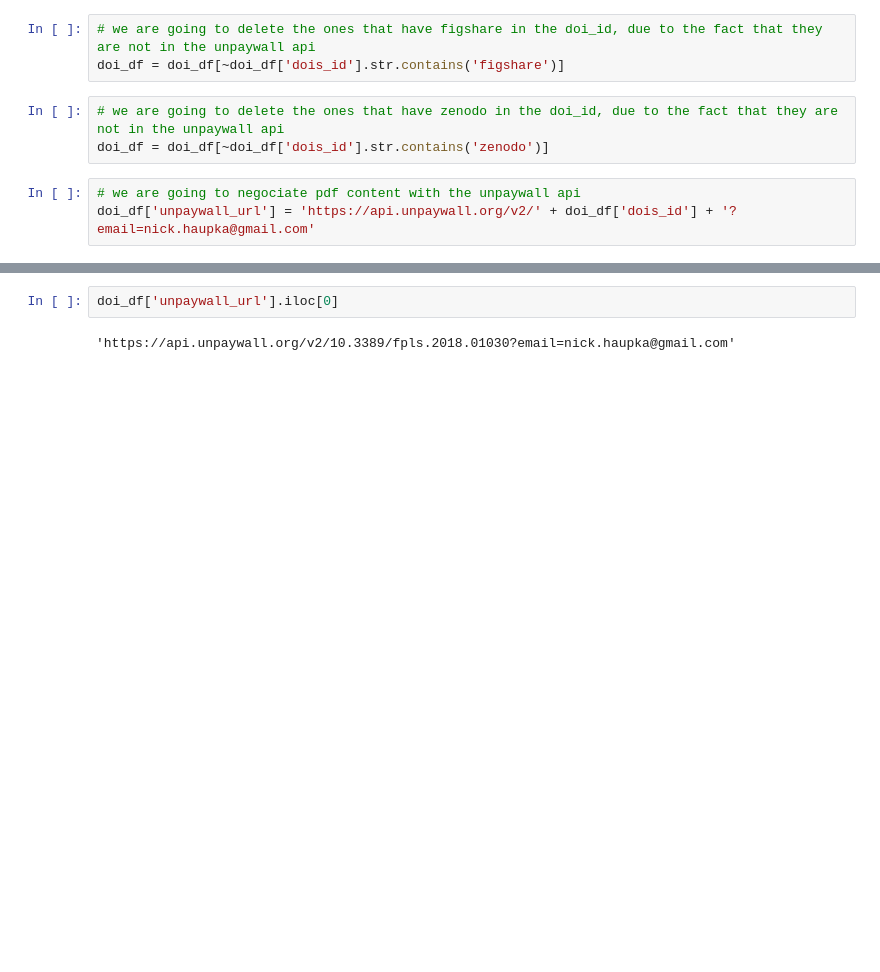
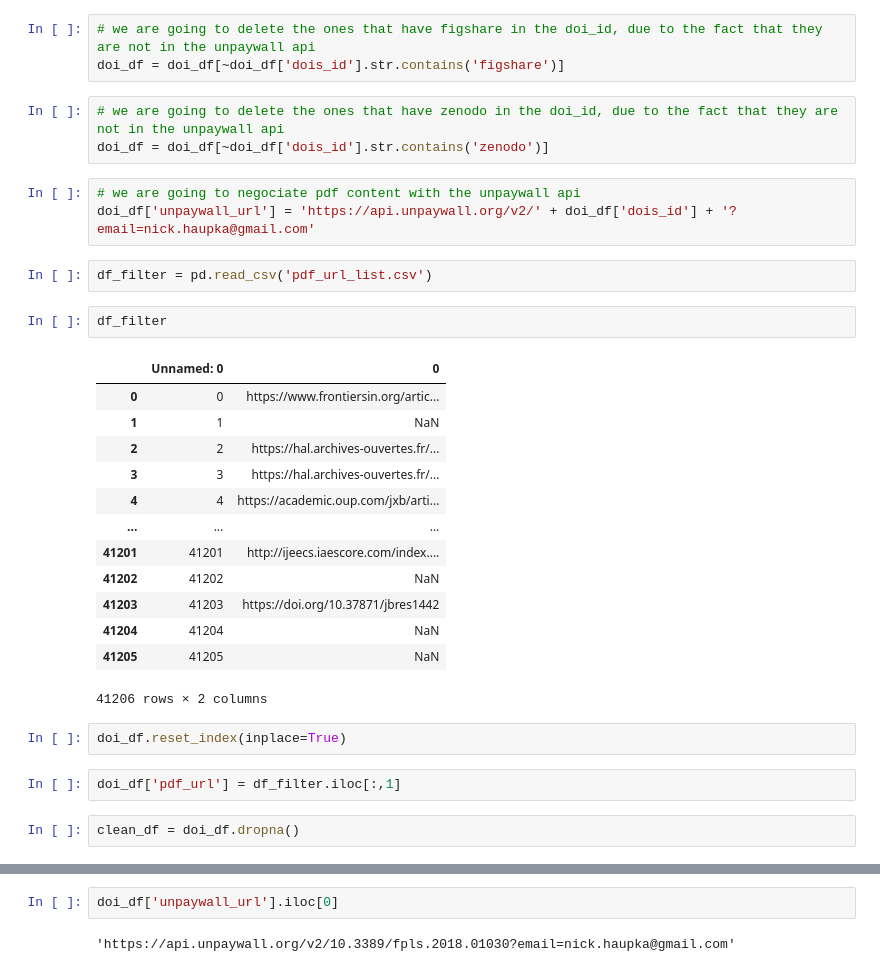
Before and after one commit to Ardark27/SSKG, a Jupyter notebook: apis/dois.ipynb, the cells around one changed output, grey strips where cells are left out. Cells and saved outputs as stored; diff of their text form; blank space fills up the shorter version.

```diff
--- a/apis/dois.ipynb
+++ b/apis/dois.ipynb
@@ -15,3 +50,27 @@ doi_df = doi_df[~doi_df['dois_id'].str.contains('zenodo')]
 # %%
 # we are going to negociate pdf content with the unpaywall api
 doi_df['unpaywall_url'] = 'https://api.unpaywall.org/v2/' + doi_df['dois_id'] + '?email=nick.haupka@gmail.com'
+# %%
+df_filter = pd.read_csv('pdf_url_list.csv')
+# %%
+df_filter
+# %% [output]
+|  | Unnamed: 0 | 0 |
+| 0 | 0 | https://www.frontiersin.org/artic... |
+| 1 | 1 | NaN |
+| 2 | 2 | https://hal.archives-ouvertes.fr/... |
+| 3 | 3 | https://hal.archives-ouvertes.fr/... |
+| 4 | 4 | https://academic.oup.com/jxb/arti... |
+| ... | ... | ... |
+| 41201 | 41201 | http://ijeecs.iaescore.com/index.... |
+| 41202 | 41202 | NaN |
+| 41203 | 41203 | https://doi.org/10.37871/jbres1442 |
+| 41204 | 41204 | NaN |
+| 41205 | 41205 | NaN |
+41206 rows × 2 columns
+# %%
+doi_df.reset_index(inplace=True)
+# %%
+doi_df['pdf_url'] = df_filter.iloc[:,1]
+# %%
+clean_df = doi_df.dropna()
```
Also changed, not shown: parts of 6 cells of this notebook, 1 other file.
